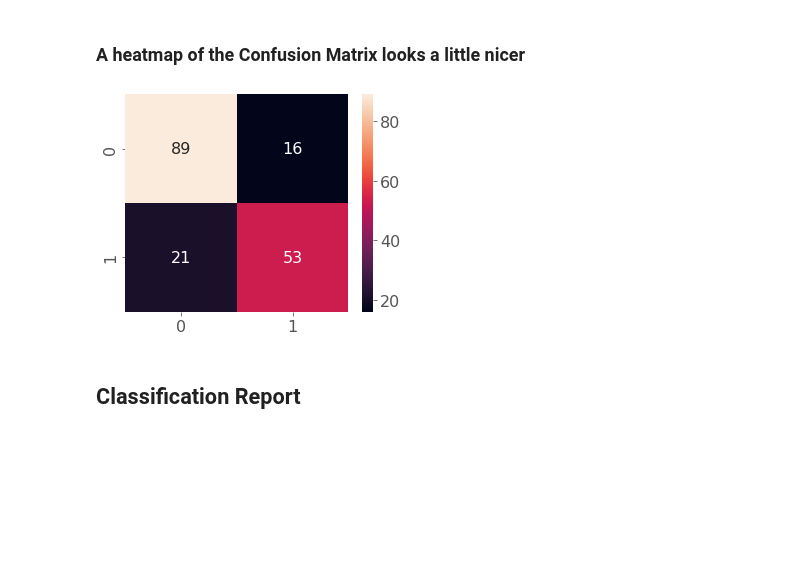
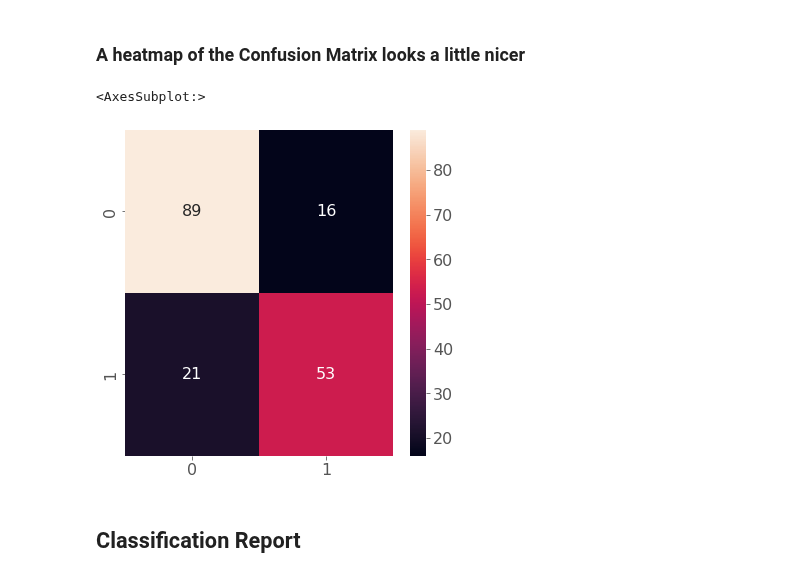
Before and after one commit to melling/ml-kaggle-titanic, a Jupyter notebook: logistic-regression-series.ipynb, the cells around one changed output. Cells and saved outputs as stored; diff of their text form; code cells hidden in the pictures; blank space fills up the shorter version.

```diff
--- a/logistic-regression-series.ipynb
+++ b/logistic-regression-series.ipynb
@@ -691,18 +723,19 @@ array([[89, 16],
 # %% [markdown]
 ### A heatmap of the Confusion Matrix looks a little nicer
 # %%
-plt.figure(figsize=(5, 4))
+plt.figure(figsize=(6, 6))
 
 sns.heatmap(
     cmatrix,
     annot=True,
     fmt="2.0f",
 )
 # sns.set(font_scale=4)  # font size 4
 
-plt.show()
+# plt.show()
 # %% [output]
+<AxesSubplot:>
-[figure, old version]
+[figure, new version]
 # %% [markdown]
 ## Classification Report
 # %%
```
Also changed, not shown: parts of 11 cells of this notebook.
